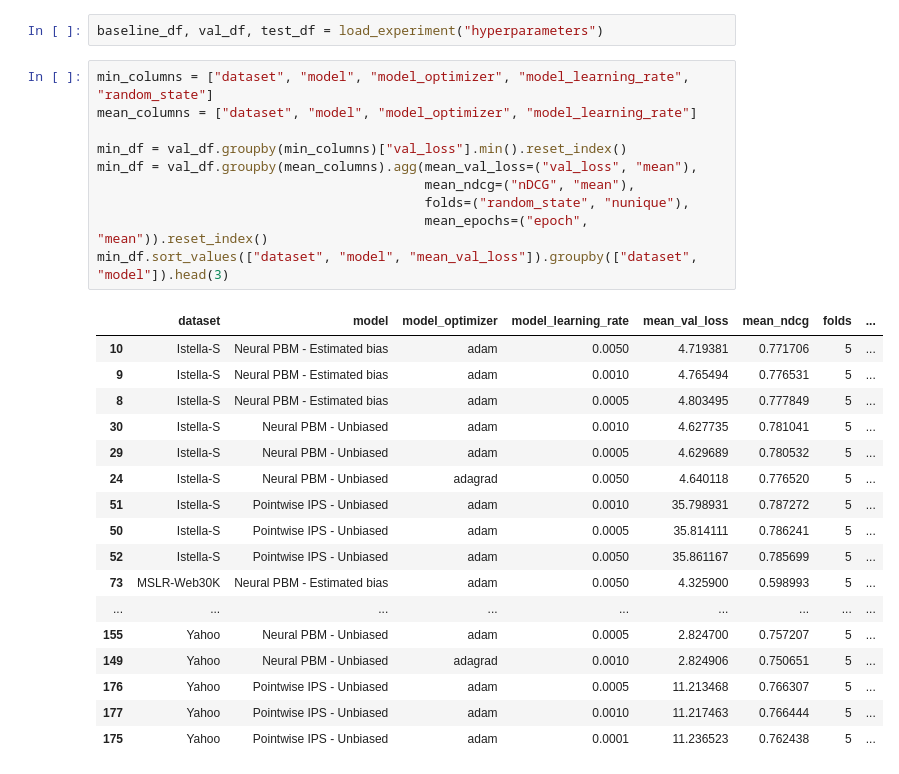
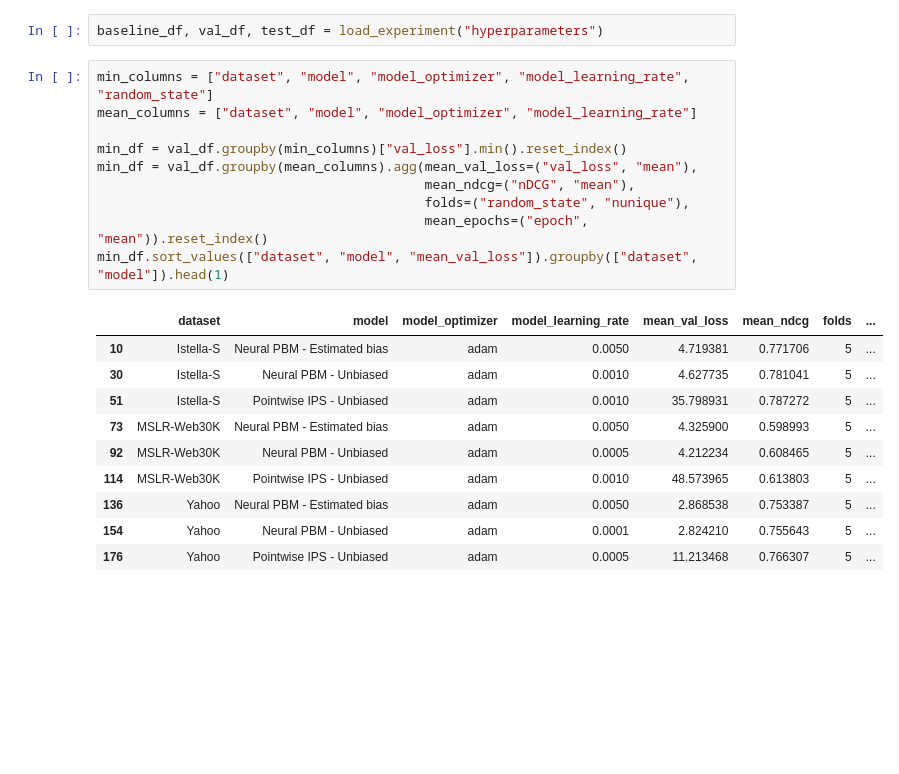
Before and after one commit to philipphager/ultr-cm-vs-ips, a Jupyter notebook: notebook/hyperparameters.ipynb, the cells around one changed output. Saved outputs shown, nothing was run; the diff lists cells and outputs as text; blank space fills up the shorter version.

```diff
--- a/notebook/hyperparameters.ipynb
+++ b/notebook/hyperparameters.ipynb
@@ -9,31 +9,24 @@ baseline_df, val_df, test_df = load_experiment("hyperparameters")
 # %%
 min_columns = ["dataset", "model", "model_optimizer", "model_learning_rate", "random_state"]
 mean_columns = ["dataset", "model", "model_optimizer", "model_learning_rate"]
 
 min_df = val_df.groupby(min_columns)["val_loss"].min().reset_index()
 min_df = val_df.groupby(mean_columns).agg(mean_val_loss=("val_loss", "mean"),
                                           mean_ndcg=("nDCG", "mean"),
                                           folds=("random_state", "nunique"),
                                           mean_epochs=("epoch", "mean")).reset_index()
-min_df.sort_values(["dataset", "model", "mean_val_loss"]).groupby(["dataset", "model"]).head(3)
+min_df.sort_values(["dataset", "model", "mean_val_loss"]).groupby(["dataset", "model"]).head(1)
 # %% [output]
 |  | dataset | model | model_optimizer | model_learning_rate | mean_val_loss | mean_ndcg | folds | ... |
 | 10 | Istella-S | Neural PBM - Estimated bias | adam | 0.0050 | 4.719381 | 0.771706 | 5 | ... |
-| 9 | Istella-S | Neural PBM - Estimated bias | adam | 0.0010 | 4.765494 | 0.776531 | 5 | ... |
-| 8 | Istella-S | Neural PBM - Estimated bias | adam | 0.0005 | 4.803495 | 0.777849 | 5 | ... |
 | 30 | Istella-S | Neural PBM - Unbiased | adam | 0.0010 | 4.627735 | 0.781041 | 5 | ... |
-| 29 | Istella-S | Neural PBM - Unbiased | adam | 0.0005 | 4.629689 | 0.780532 | 5 | ... |
-| 24 | Istella-S | Neural PBM - Unbiased | adagrad | 0.0050 | 4.640118 | 0.776520 | 5 | ... |
 | 51 | Istella-S | Pointwise IPS - Unbiased | adam | 0.0010 | 35.798931 | 0.787272 | 5 | ... |
-| 50 | Istella-S | Pointwise IPS - Unbiased | adam | 0.0005 | 35.814111 | 0.786241 | 5 | ... |
-| 52 | Istella-S | Pointwise IPS - Unbiased | adam | 0.0050 | 35.861167 | 0.785699 | 5 | ... |
 | 73 | MSLR-Web30K | Neural PBM - Estimated bias | adam | 0.0050 | 4.325900 | 0.598993 | 5 | ... |
-| ... | ... | ... | ... | ... | ... | ... | ... | ... |
-| 155 | Yahoo | Neural PBM - Unbiased | adam | 0.0005 | 2.824700 | 0.757207 | 5 | ... |
-| 149 | Yahoo | Neural PBM - Unbiased | adagrad | 0.0010 | 2.824906 | 0.750651 | 5 | ... |
+| 92 | MSLR-Web30K | Neural PBM - Unbiased | adam | 0.0005 | 4.212234 | 0.608465 | 5 | ... |
+| 114 | MSLR-Web30K | Pointwise IPS - Unbiased | adam | 0.0010 | 48.573965 | 0.613803 | 5 | ... |
+| 136 | Yahoo | Neural PBM - Estimated bias | adam | 0.0050 | 2.868538 | 0.753387 | 5 | ... |
+| 154 | Yahoo | Neural PBM - Unbiased | adam | 0.0001 | 2.824210 | 0.755643 | 5 | ... |
 | 176 | Yahoo | Pointwise IPS - Unbiased | adam | 0.0005 | 11.213468 | 0.766307 | 5 | ... |
-| 177 | Yahoo | Pointwise IPS - Unbiased | adam | 0.0010 | 11.217463 | 0.766444 | 5 | ... |
-| 175 | Yahoo | Pointwise IPS - Unbiased | adam | 0.0001 | 11.236523 | 0.762438 | 5 | ... |
 # %%
 import altair as alt
 
```
Also changed, not shown: parts of 1 cell of this notebook, 12 other files.
